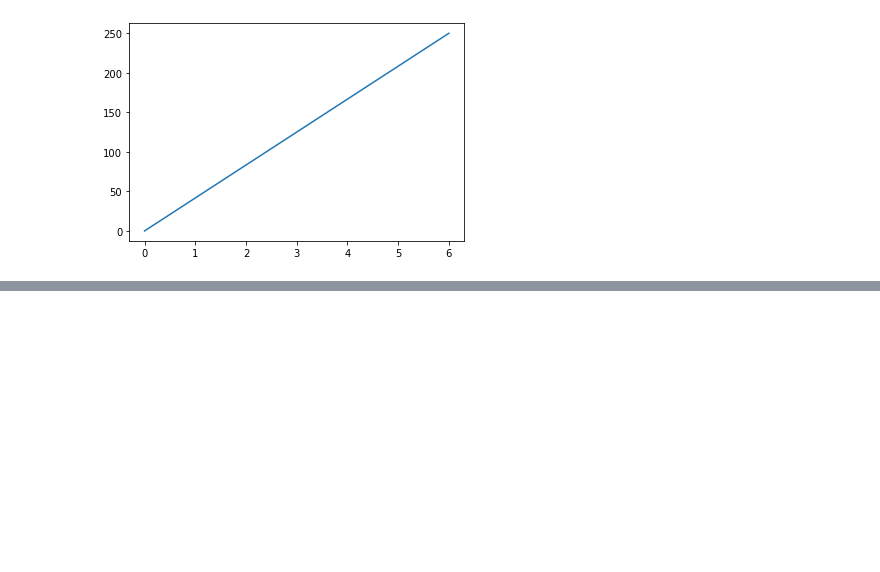
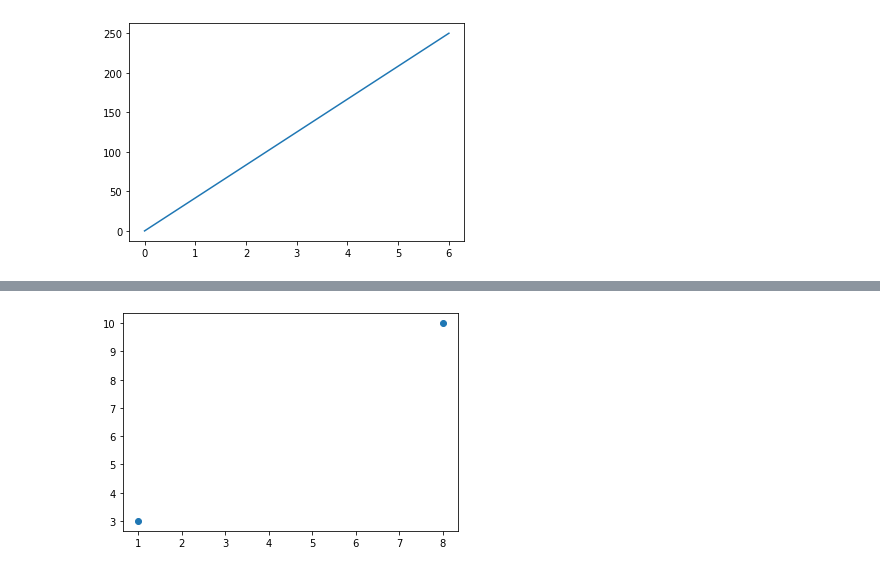
Before and after one commit to rajaramgautam/numpy-pandas-visualization-exercises, a Jupyter notebook: numpy-pandas-visualization-exercises/matplotlib_tutorial_w3_school.ipynb, the cells around one changed output, grey strips where cells are left out. Cells and saved outputs as stored; diff of their text form; code cells hidden in the pictures; blank space fills up the shorter version.

```diff
--- a/numpy-pandas-visualization-exercises/matplotlib_tutorial_w3_school.ipynb
+++ b/numpy-pandas-visualization-exercises/matplotlib_tutorial_w3_school.ipynb
@@ -41,0 +65,8 @@ plt.show()
+# %%
+xpoints = np.array([1, 8])
+ypoints = np.array([3, 10])
+
+plt.plot(xpoints, ypoints, 'o')
+plt.show()
+# %% [output]
+[figure, added]
```
Also changed, not shown: parts of 6 cells of this notebook.
